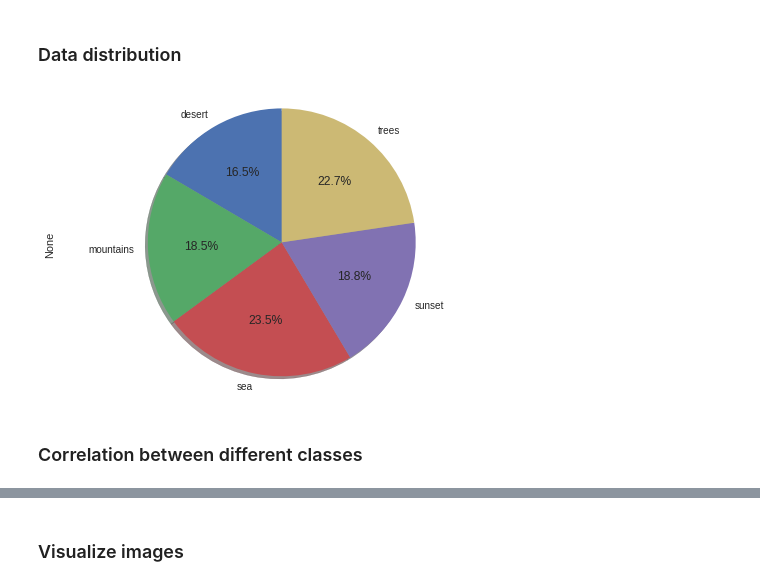
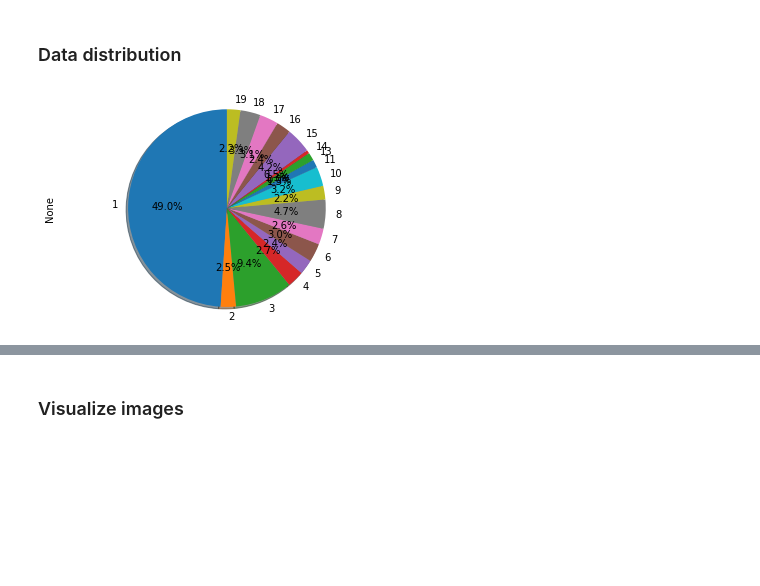
Before and after one commit to jasonnoy/ResNet50App, a Jupyter notebook: Classify_scenes.ipynb, the cells around one changed output, grey strips where cells are left out. Cells and saved outputs as stored; diff of their text form; code cells hidden in the pictures; blank space fills up the shorter version.

```diff
--- a/Classify_scenes.ipynb
+++ b/Classify_scenes.ipynb
@@ -70,12 +172,9 @@ dtype: object
 # %% [markdown]
 ### Data distribution
 # %%
-df = pd.read_csv("data.csv")
 fig1, ax1 = plt.subplots()
-df.iloc[:,1:].sum(axis=0).plot.pie(autopct='%1.1f%%',shadow=True, startangle=90,ax=ax1)
+display.iloc[:,1:].sum(axis=0).plot.pie(autopct='%1.1f%%',shadow=True, startangle=90,ax=ax1)
 ax1.axis("equal")
 plt.show()
 # %% [output]
-[figure, old version]
+[figure, new version]
-# %% [markdown]
-### Correlation between different classes
```
Also changed, not shown: parts of 19 cells of this notebook.
